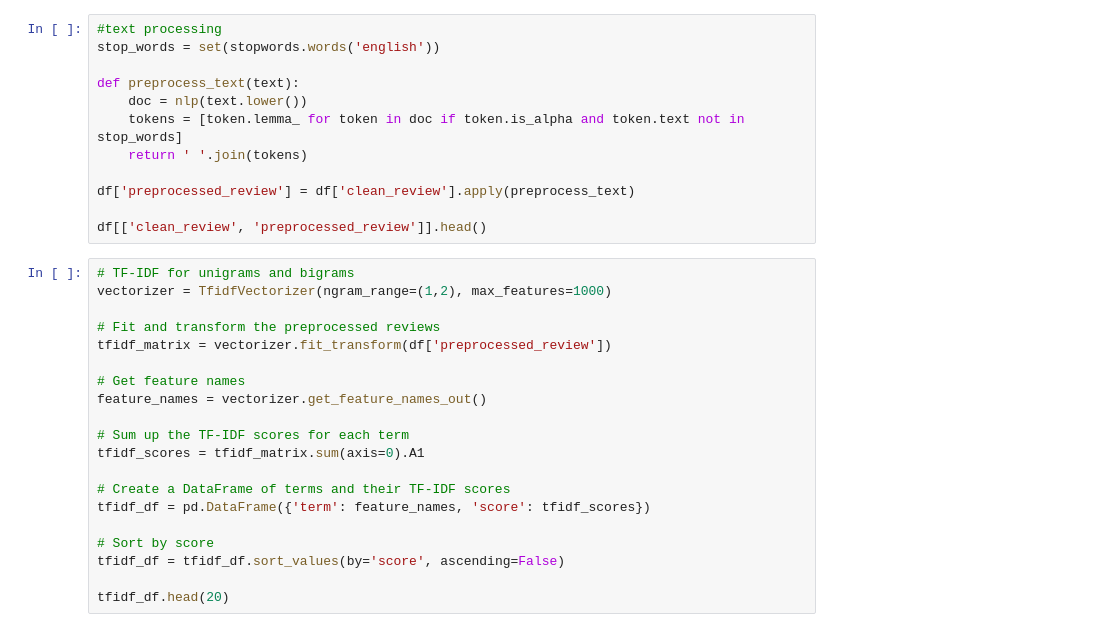
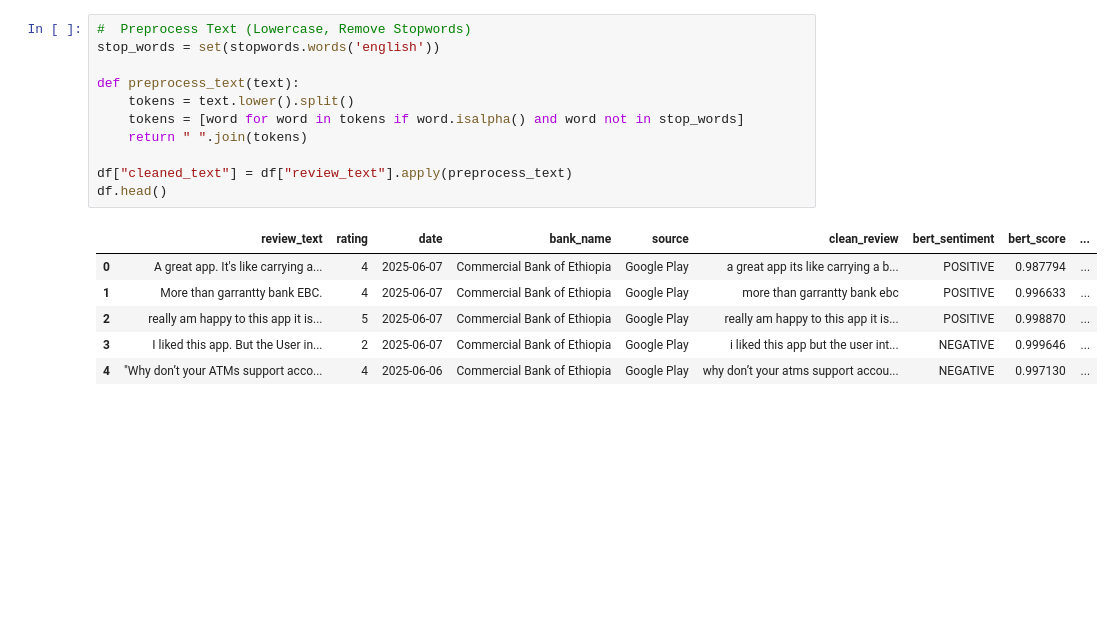
Before and after one commit to lhiwi/10-academy-week1, a Jupyter notebook: notebooks/Thematic_analysis.ipynb, the cells around one changed output. Drawn from its saved outputs; the diff is of its cells as text; blank space fills up the shorter version.

```diff
--- a/notebooks/Thematic_analysis.ipynb
+++ b/notebooks/Thematic_analysis.ipynb
@@ -35,32 +43,18 @@ df.head()
 # %%
-#text processing
+#  Preprocess Text (Lowercase, Remove Stopwords)
 stop_words = set(stopwords.words('english'))
 
 def preprocess_text(text):
-    doc = nlp(text.lower())
-    tokens = [token.lemma_ for token in doc if token.is_alpha and token.text not in stop_words]
-    return ' '.join(tokens)
+    tokens = text.lower().split()
+    tokens = [word for word in tokens if word.isalpha() and word not in stop_words]
+    return " ".join(tokens)
 
-df['preprocessed_review'] = df['clean_review'].apply(preprocess_text)
-
-df[['clean_review', 'preprocessed_review']].head()
+df["cleaned_text"] = df["review_text"].apply(preprocess_text)
+df.head()
+# %% [output]
+|  | review_text | rating | date | bank_name | source | clean_review | bert_sentiment | bert_score | ... |
+| 0 | A great app. It's like carrying a... | 4 | 2025-06-07 | Commercial Bank of Ethiopia | Google Play | a great app its like carrying a b... | POSITIVE | 0.987794 | ... |
+| 1 | More than garrantty bank EBC. | 4 | 2025-06-07 | Commercial Bank of Ethiopia | Google Play | more than garrantty bank ebc | POSITIVE | 0.996633 | ... |
+| 2 | really am happy to this app it is... | 5 | 2025-06-07 | Commercial Bank of Ethiopia | Google Play | really am happy to this app it is... | POSITIVE | 0.998870 | ... |
+| 3 | I liked this app. But the User in... | 2 | 2025-06-07 | Commercial Bank of Ethiopia | Google Play | i liked this app but the user int... | NEGATIVE | 0.999646 | ... |
+| 4 | "Why don’t your ATMs support acco... | 4 | 2025-06-06 | Commercial Bank of Ethiopia | Google Play | why don’t your atms support accou... | NEGATIVE | 0.997130 | ... |
-# %%
-# TF-IDF for unigrams and bigrams
-vectorizer = TfidfVectorizer(ngram_range=(1,2), max_features=1000)
-
-# Fit and transform the preprocessed reviews
-tfidf_matrix = vectorizer.fit_transform(df['preprocessed_review'])
-
-# Get feature names
-feature_names = vectorizer.get_feature_names_out()
-
-# Sum up the TF-IDF scores for each term
-tfidf_scores = tfidf_matrix.sum(axis=0).A1
-
-# Create a DataFrame of terms and their TF-IDF scores
-tfidf_df = pd.DataFrame({'term': feature_names, 'score': tfidf_scores})
-
-# Sort by score
-tfidf_df = tfidf_df.sort_values(by='score', ascending=False)
-
-tfidf_df.head(20)
```
Also changed, not shown: parts of 15 cells of this notebook.
